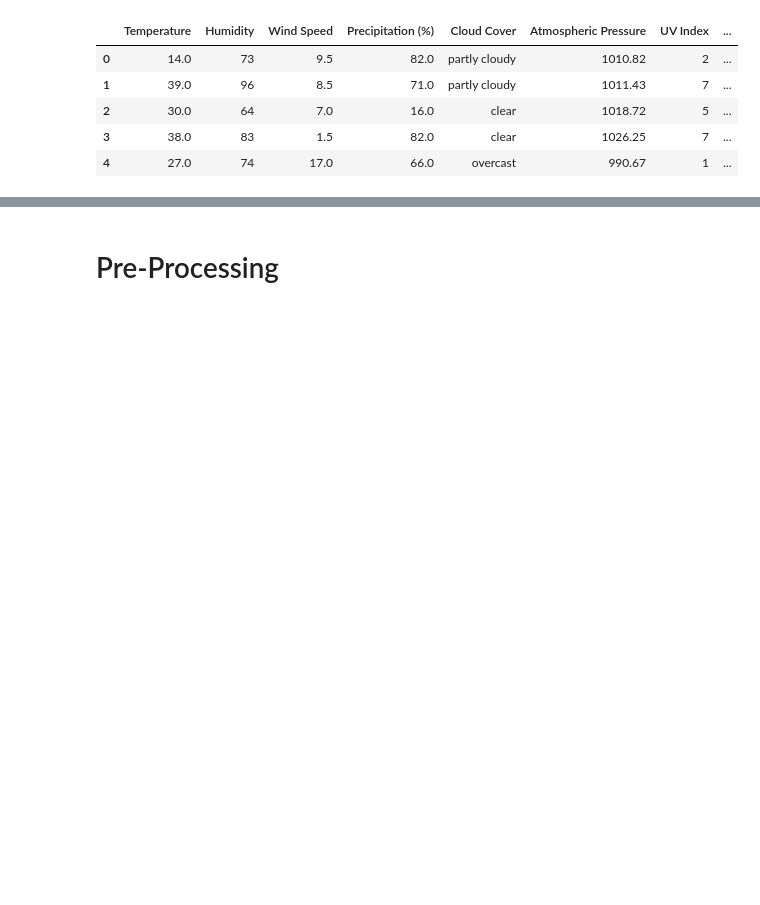
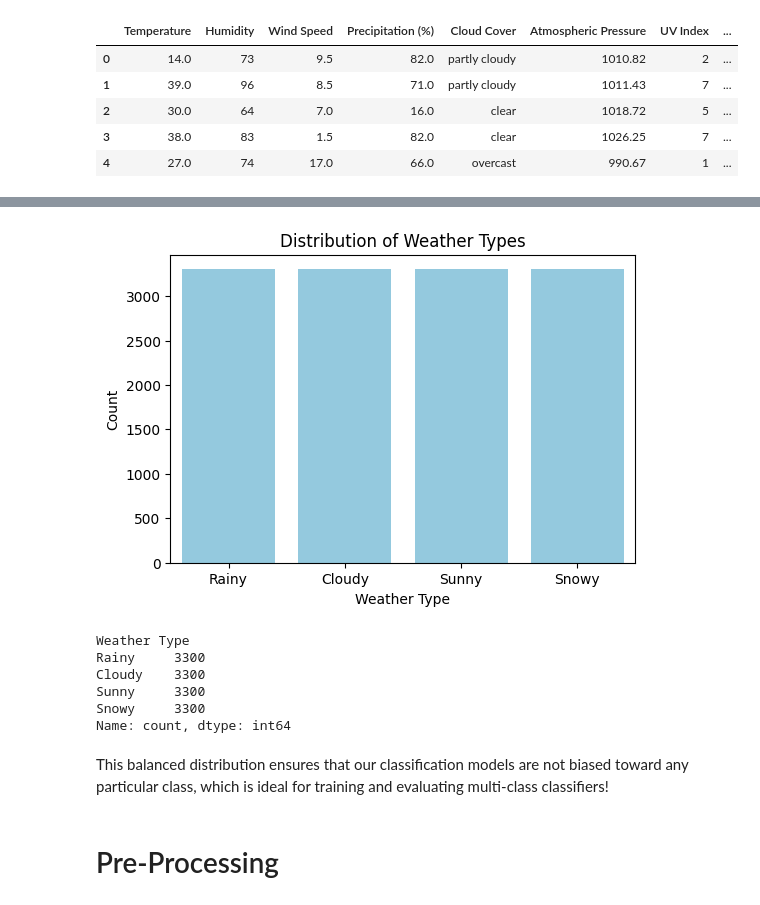
Before and after one commit to ajebril1/weather_prediction, a Jupyter notebook: finalproject.ipynb, the cells around one changed output, grey strips where cells are left out. Saved outputs shown, nothing was run; the diff lists cells and outputs as text; code cells hidden in the pictures; blank space fills up the shorter version.

Commit message:
added data section, fixed intro typos, and added count for target variable

```diff
--- a/finalproject.ipynb
+++ b/finalproject.ipynb
@@ -69,6 +85,31 @@ for cat in categorical_features:
 [figure]
 [figure]
 [figure]
+# %%
+# Creating a bar plot to show the equal distribution of the target variable
+
+plt.figure(figsize=(6, 4))
+sns.countplot(x='Weather Type', data=df, color='skyblue')
+plt.title('Distribution of Weather Types')
+plt.xlabel('Weather Type')
+plt.ylabel('Count')
+plt.show()
+# %% [output]
+[figure, added]
+# %%
+# counting the values for the target variable
+# Since the data is synthetic, the counts are all the same
+
+print(df['Weather Type'].value_counts())
+# %% [output]
+Weather Type
+Rainy     3300
+Cloudy    3300
+Sunny     3300
+Snowy     3300
+Name: count, dtype: int64
+# %% [markdown]
+This balanced distribution ensures that our classification models are not biased toward any particular class, which is ideal for training and evaluating multi-class classifiers!
 # %% [markdown]
 # Pre-Processing
 # %%
```
Also changed, not shown: parts of 7 cells of this notebook.
